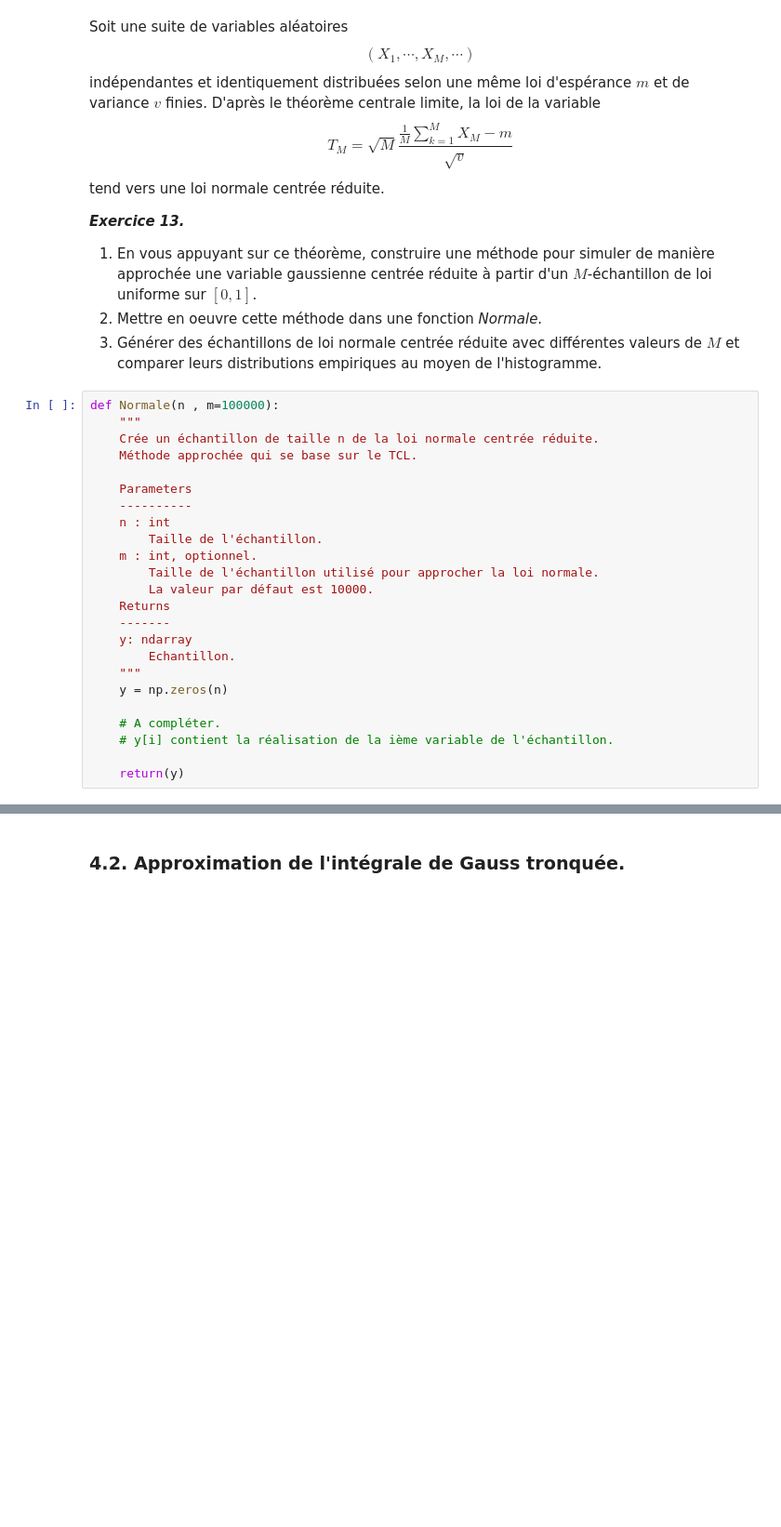
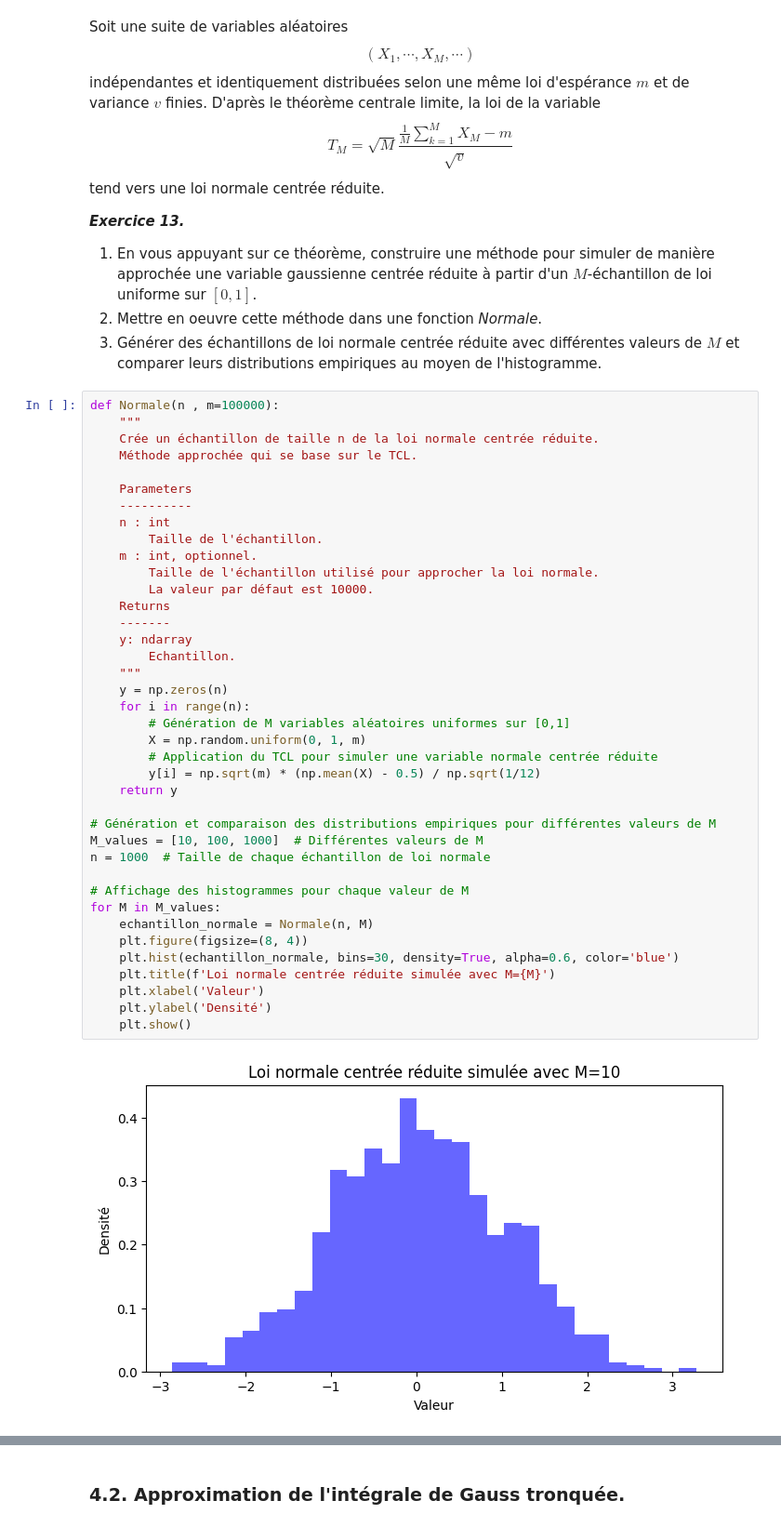
Before and after one commit to SUPREMEchelson/ProjetMathsDataScience, a Jupyter notebook: TP pour le 25 février/projet2.ipynb, the cells around one changed output, grey strips where cells are left out. Shown: that part at 93% size. Cells and saved outputs as stored; diff of their text form; blank space fills up the shorter version.

```diff
--- a/TP pour le 25 février/projet2.ipynb
+++ b/TP pour le 25 février/projet2.ipynb
@@ -397,24 +501,41 @@ tend vers une loi normale centrée réduite.
 # %%
 def Normale(n , m=100000):
     """
     Crée un échantillon de taille n de la loi normale centrée réduite.
     Méthode approchée qui se base sur le TCL.
 
     Parameters
     ----------
     n : int
         Taille de l'échantillon.
     m : int, optionnel.
         Taille de l'échantillon utilisé pour approcher la loi normale.
         La valeur par défaut est 10000.
     Returns
     -------
     y: ndarray
         Echantillon.
     """
     y = np.zeros(n)
+    for i in range(n):
+        # Génération de M variables aléatoires uniformes sur [0,1]
+        X = np.random.uniform(0, 1, m)
+        # Application du TCL pour simuler une variable normale centrée réduite
+        y[i] = np.sqrt(m) * (np.mean(X) - 0.5) / np.sqrt(1/12)
+    return y
 
-    # A compléter.
-    # y[i] contient la réalisation de la ième variable de l'échantillon.
+# Génération et comparaison des distributions empiriques pour différentes valeurs de M
+M_values = [10, 100, 1000]  # Différentes valeurs de M
+n = 1000  # Taille de chaque échantillon de loi normale
 
-    return(y)
+# Affichage des histogrammes pour chaque valeur de M
+for M in M_values:
+    echantillon_normale = Normale(n, M)
+    plt.figure(figsize=(8, 4))
+    plt.hist(echantillon_normale, bins=30, density=True, alpha=0.6, color='blue')
+    plt.title(f'Loi normale centrée réduite simulée avec M={M}')
+    plt.xlabel('Valeur')
+    plt.ylabel('Densité')
+    plt.show()
+# %% [output]
+[figure, added]
```
Also changed, not shown: parts of 8 cells of this notebook.
